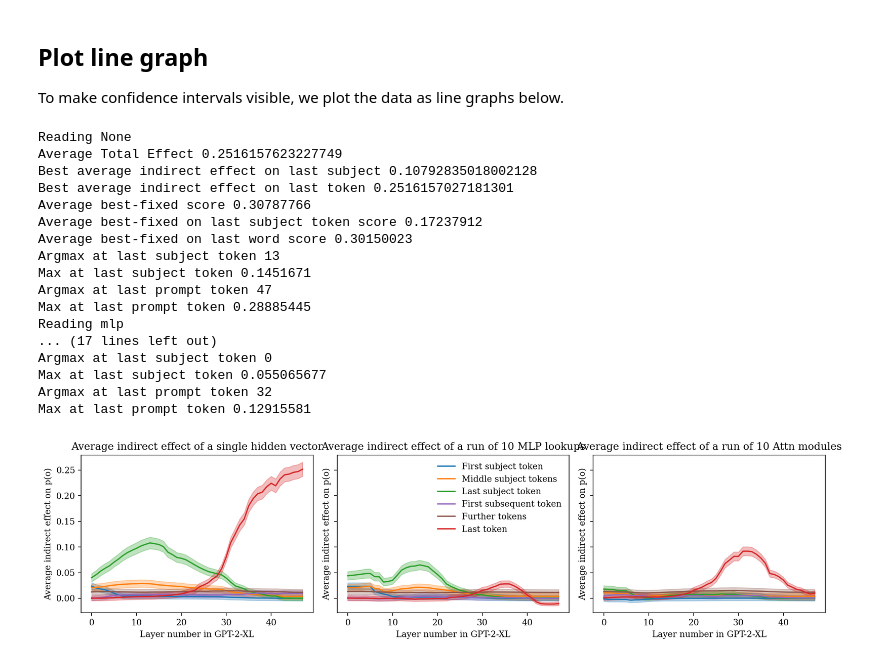
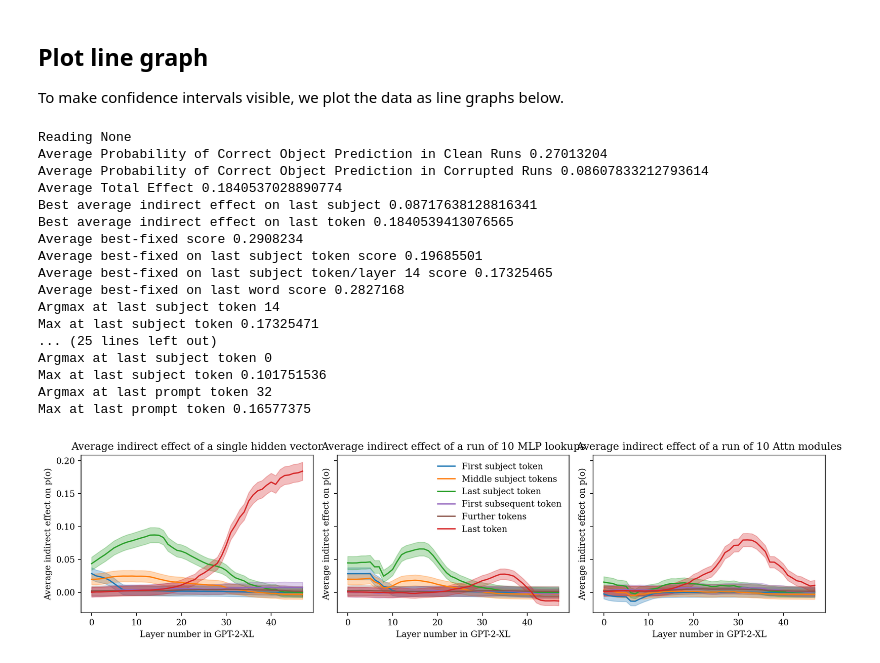
Before and after one commit to millersam2/rome, a Jupyter notebook: notebooks/average_causal_effects.ipynb, the cells around one changed output. Cells and saved outputs as stored; diff of their text form; code cells hidden in the pictures.

```diff
--- a/notebooks/average_causal_effects.ipynb
+++ b/notebooks/average_causal_effects.ipynb
@@ -285,46 +341,50 @@ for j, (kind, title) in enumerate(
     [
         (None, "single hidden vector"),
         ("mlp", "run of 10 MLP lookups"),
         ("attn", "run of 10 Attn modules"),
     ]
 ):
     print(f"Reading {kind}")
-    d = read_knowlege(225, kind, arch)
+    # d = read_knowlege(225, kind, arch)
+
+    # for testing
+    d = read_knowlege(the_count, kind, arch)
+
     for i, label in list(enumerate(labels)):
         y = d["result"][i] - d["low_score"]
         if x is None:
             x = list(range(len(y)))
         std = d["result_std"][i]
         error = std * 1.96 / math.sqrt(count)
         axes[j].fill_between(
             x, y - error, y + error, alpha=0.3, color=cmap.colors[color_order[i]]
         )
         axes[j].plot(x, y, label=label, color=cmap.colors[color_order[i]])
 
     axes[j].set_title(f"Average indirect effect of a {title}")
     axes[j].set_ylabel("Average indirect effect on p(o)")
     axes[j].set_xlabel(f"Layer number in {archname}")
     # axes[j].set_ylim(0.1, 0.3)
 axes[1].legend(frameon=False)
 plt.tight_layout()
 plt.savefig(f"results/{arch}/causal_trace/summary_pdfs/lineplot-causaltrace.pdf")
 plt.show()
 # %% [output]
 Reading None
-Average Total Effect 0.2516157623227749
-Best average indirect effect on last subject 0.10792835018002128
-Best average indirect effect on last token 0.2516157027181301
-Average best-fixed score 0.30787766
-Average best-fixed on last subject token score 0.17237912
-Average best-fixed on last word score 0.30150023
-Argmax at last subject token 13
-Max at last subject token 0.1451671
-Argmax at last prompt token 47
-Max at last prompt token 0.28885445
-Reading mlp
-... (17 lines left out)
+Average Probability of Correct Object Prediction in Clean Runs 0.27013204
+Average Probability of Correct Object Prediction in Corrupted Runs 0.08607833212793614
+Average Total Effect 0.1840537028890774
+Best average indirect effect on last subject 0.08717638128816341
+Best average indirect effect on last token 0.1840539413076565
+Average best-fixed score 0.2908234
+Average best-fixed on last subject token score 0.19685501
+Average best-fixed on last subject token/layer 14 score 0.17325465
+Average best-fixed on last word score 0.2827168
+Argmax at last subject token 14
+Max at last subject token 0.17325471
+... (25 lines left out)
 Argmax at last subject token 0
-Max at last subject token 0.055065677
+Max at last subject token 0.101751536
 Argmax at last prompt token 32
-Max at last prompt token 0.12915581
+Max at last prompt token 0.16577375
-[figure, old version]
+[figure, new version]
```
Also changed, not shown: parts of 4 cells of this notebook, 4 other files.
